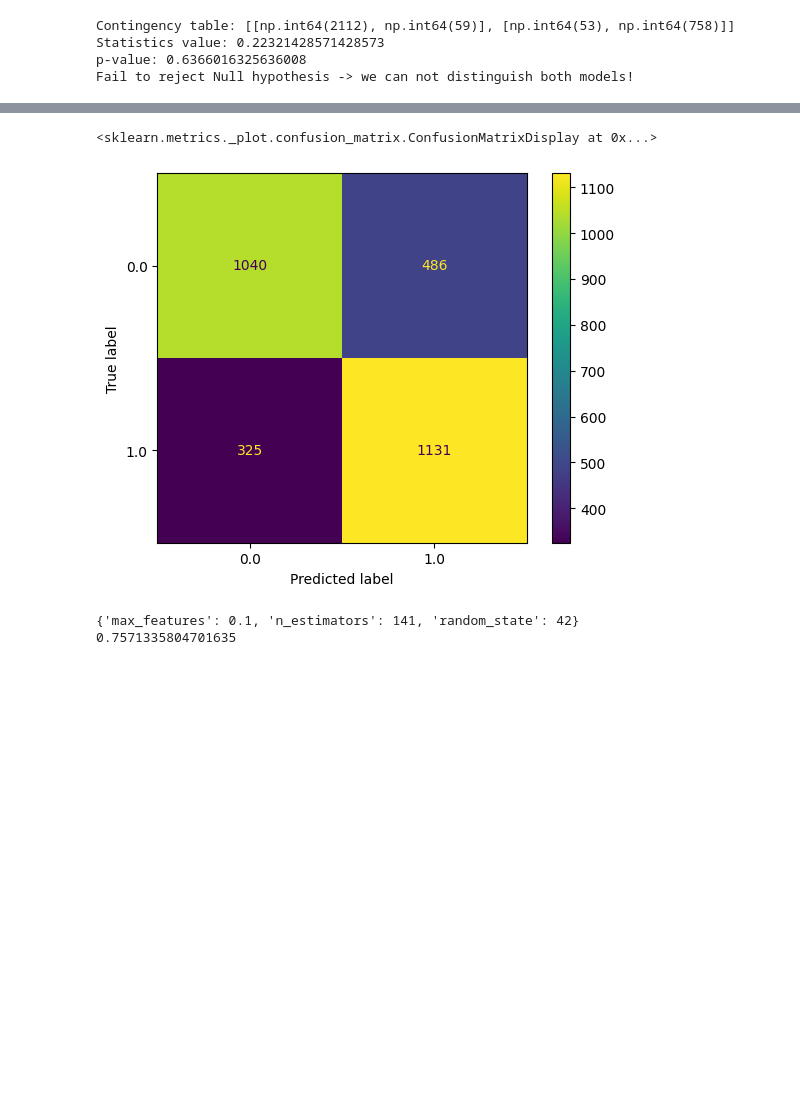
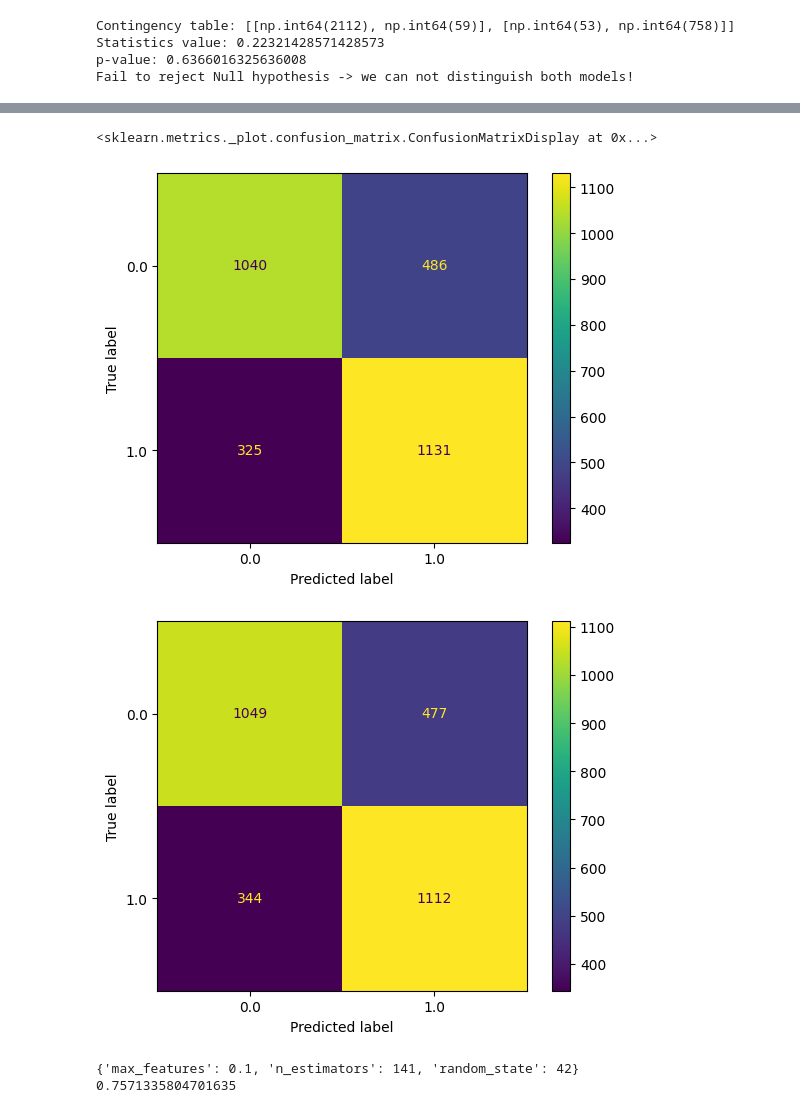
Before and after one commit to yasin281/data-mining-p2, a Jupyter notebook: src/Ensembles.ipynb, the cells around one changed output, grey strips where cells are left out. Drawn from its saved outputs; the diff is of its cells as text; code cells hidden in the pictures; blank space fills up the shorter version.

```diff
--- a/src/Ensembles.ipynb
+++ b/src/Ensembles.ipynb
@@ -243,6 +262,14 @@ rf.fit(X_train, y_train)
 predictions = rf.predict(X_test)
 print(classification_report(y_test, predictions))
 ConfusionMatrixDisplay.from_predictions(y_test,predictions)
+
+# testing dropping MentHlth, PhysHlth
+
+rf1 = RandomForestClassifier(n_estimators=75, random_state=42)
+rf1.fit(X_train1, y_train1)
+predictions = rf1.predict(X_test1)
+print(classification_report(y_test1, predictions))
+ConfusionMatrixDisplay.from_predictions(y_test1,predictions)
 # %% [output]
               precision    recall  f1-score   support
 
@@ -255,5 +291,6 @@ weighted avg       0.73      0.73      0.73      2982
 <sklearn.metrics._plot.confusion_matrix.ConfusionMatrixDisplay at 0x...>
 [figure]
+[figure, added]
 # %%
 #determinacion de mejor combinación de n_estimators y max_features con GridSearch
 
```
Also changed, not shown: parts of 12 cells of this notebook.
